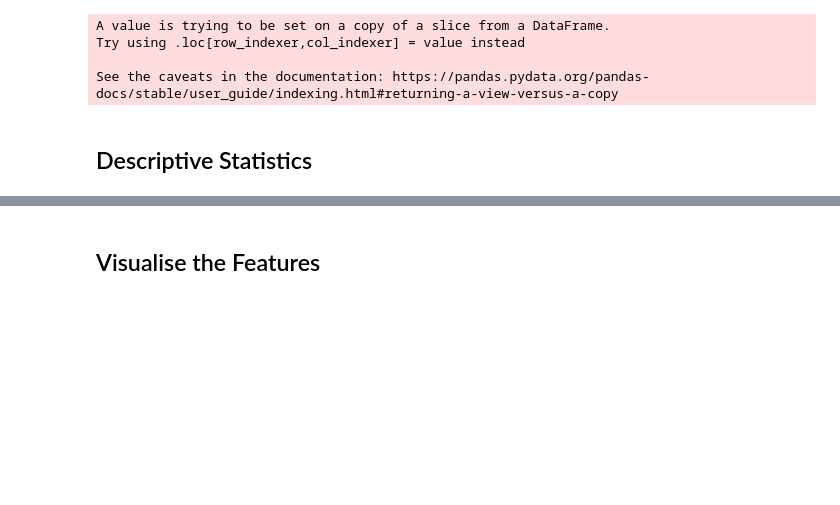
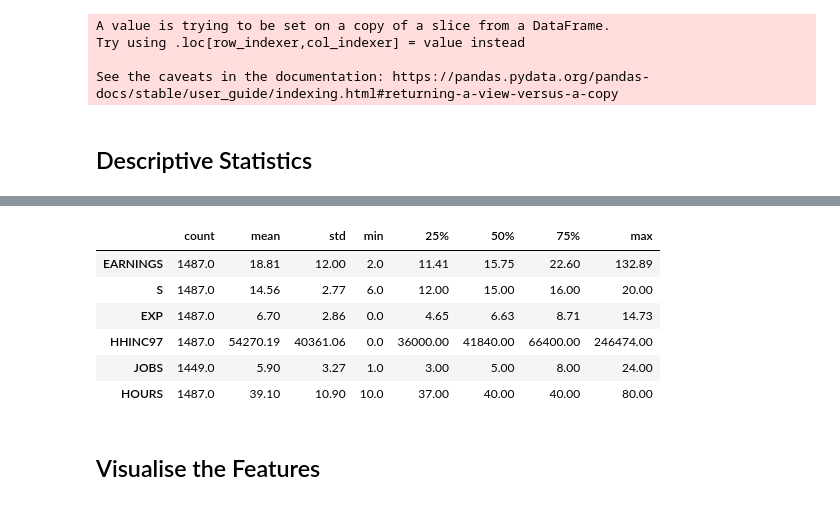
Before and after one commit to refecher/machine-learning, a Jupyter notebook: Determinants_of_Earnings.ipynb, the cells around one changed output, grey strips where cells are left out. Drawn from its saved outputs; the diff is of its cells as text; code cells hidden in the pictures; blank space fills up the shorter version.

```diff
--- a/Determinants_of_Earnings.ipynb
+++ b/Determinants_of_Earnings.ipynb
@@ -219,3 +214,13 @@ df_data.describe()
+# %%
+df_data[['EARNINGS', 'S', 'EXP', 'HHINC97', 'JOBS', 'HOURS']].describe().round(2).T
+# %% [output]
+|  | count | mean | std | min | 25% | 50% | 75% | max |
+| EARNINGS | 1487.0 | 18.81 | 12.00 | 2.0 | 11.41 | 15.75 | 22.60 | 132.89 |
+| S | 1487.0 | 14.56 | 2.77 | 6.0 | 12.00 | 15.00 | 16.00 | 20.00 |
+| EXP | 1487.0 | 6.70 | 2.86 | 0.0 | 4.65 | 6.63 | 8.71 | 14.73 |
+| HHINC97 | 1487.0 | 54270.19 | 40361.06 | 0.0 | 36000.00 | 41840.00 | 66400.00 | 246474.00 |
+| JOBS | 1449.0 | 5.90 | 3.27 | 1.0 | 3.00 | 5.00 | 8.00 | 24.00 |
+| HOURS | 1487.0 | 39.10 | 10.90 | 10.0 | 37.00 | 40.00 | 40.00 | 80.00 |
 # %% [markdown]
 ## Visualise the Features
 # %% [markdown]
```
Also changed, not shown: parts of 15 cells of this notebook.
